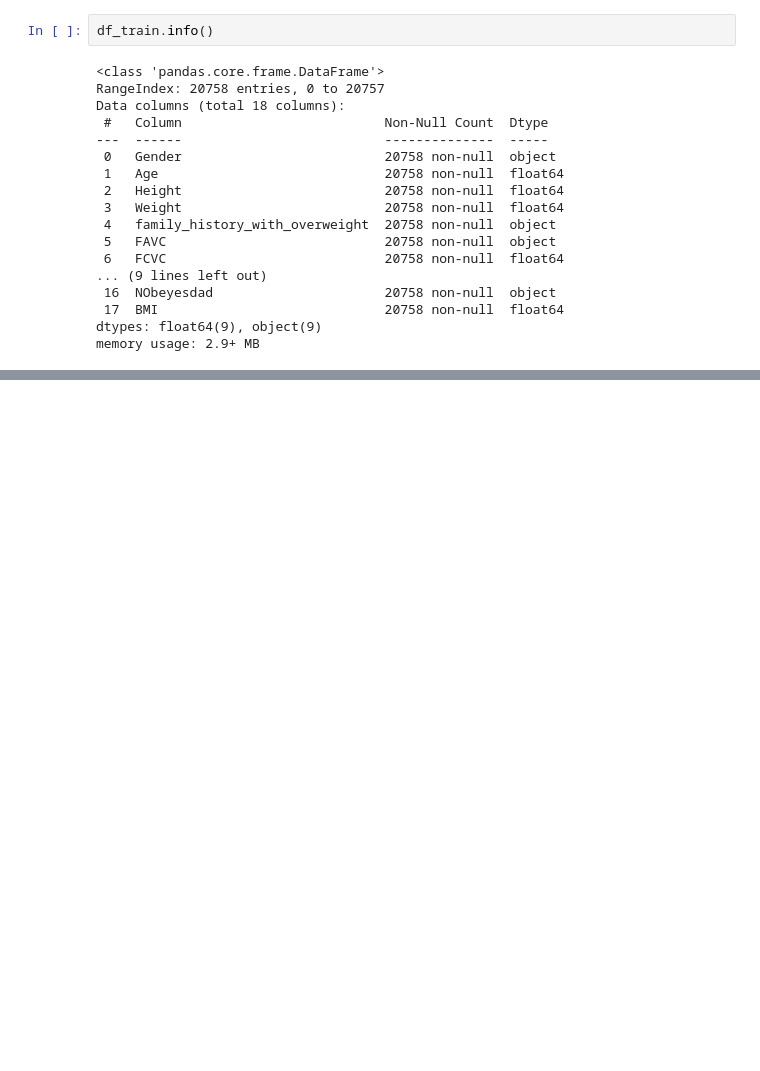
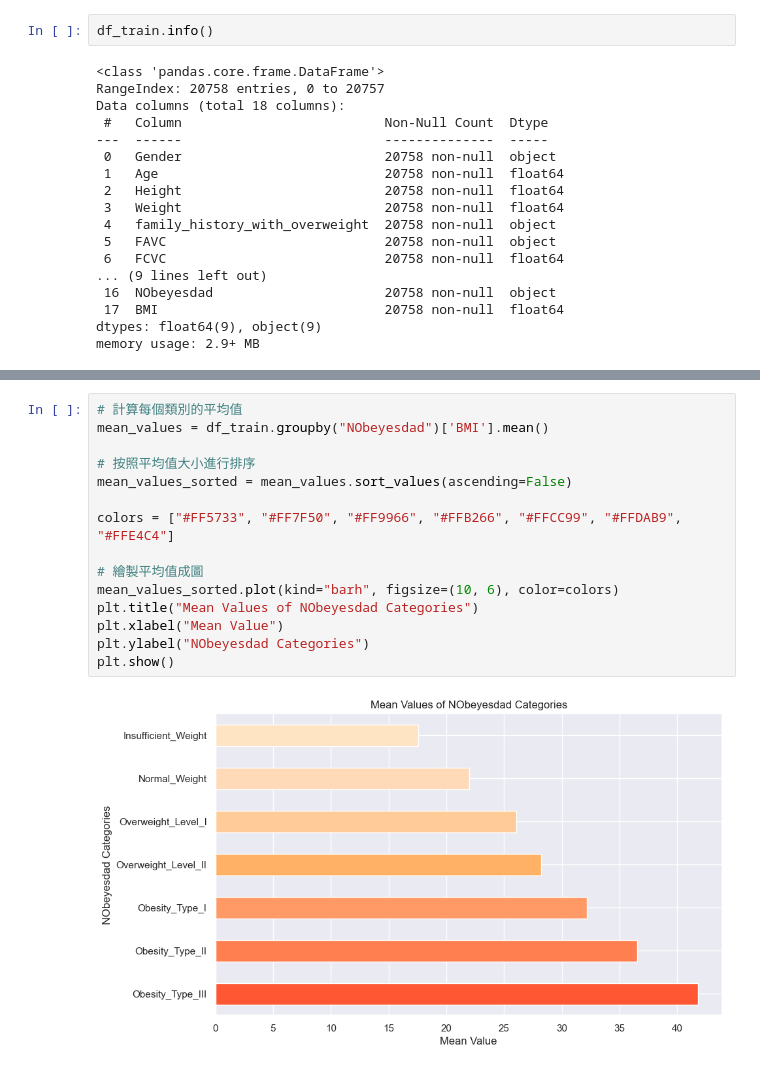
Before and after one commit to ALINYIWEN/Kaggle-Competitions, a Jupyter notebook: Multi-Class Prediction of Obesity Risk.ipynb, the cells around one changed output, grey strips where cells are left out. Cells and saved outputs as stored; diff of their text form; blank space fills up the shorter version.

```diff
--- a/Multi-Class Prediction of Obesity Risk.ipynb
+++ b/Multi-Class Prediction of Obesity Risk.ipynb
@@ -169,0 +247,17 @@ plt.show()
+# %%
+# 計算每個類別的平均值
+mean_values = df_train.groupby("NObeyesdad")['BMI'].mean()
+
+# 按照平均值大小進行排序
+mean_values_sorted = mean_values.sort_values(ascending=False)
+
+colors = ["#FF5733", "#FF7F50", "#FF9966", "#FFB266", "#FFCC99", "#FFDAB9", "#FFE4C4"]
+
+# 繪製平均值成圖
+mean_values_sorted.plot(kind="barh", figsize=(10, 6), color=colors)
+plt.title("Mean Values of NObeyesdad Categories")
+plt.xlabel("Mean Value")
+plt.ylabel("NObeyesdad Categories")
+plt.show()
+# %% [output]
+[figure, added]
```
Also changed, not shown: parts of 16 cells of this notebook.
